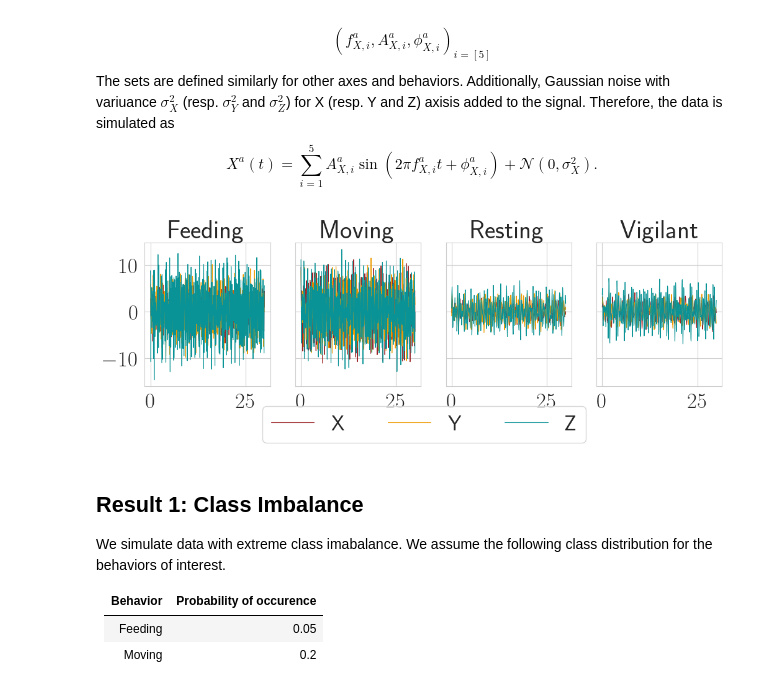
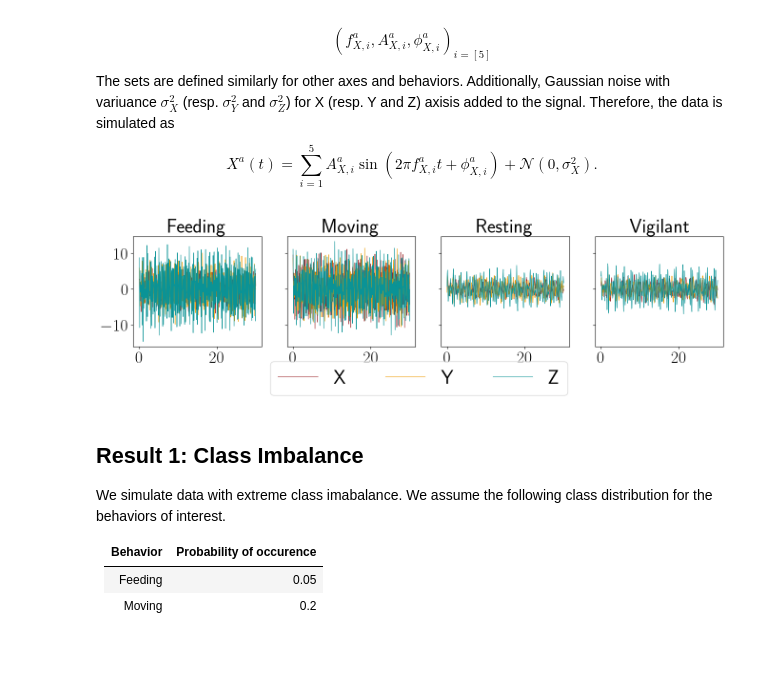
Before and after one commit to medhaaga/AWD-Biologging, a Jupyter notebook: notebooks/results.ipynb, the cells around one changed output. Drawn from its saved outputs; the diff is of its cells as text; code cells hidden in the pictures; blank space fills up the shorter version.

```diff
--- a/notebooks/results.ipynb
+++ b/notebooks/results.ipynb
@@ -62,9 +68,10 @@ mpl.rcParams['lines.markersize'] = 12
 mpl.rcParams['lines.linewidth'] = 2
 mpl.rcParams['xtick.labelsize'] = 25
 mpl.rcParams['ytick.labelsize'] = 25
-mpl.rcParams["axes.labelsize"] = 25
-mpl.rcParams['legend.fontsize'] = 25
+mpl.rcParams["axes.labelsize"] = 30
+mpl.rcParams['legend.fontsize'] = 30
 mpl.rcParams['axes.titlesize'] = 30
+plt.rcParams['legend.title_fontsize'] = 30
 mpl.rcParams['text.usetex'] = True
 # plt.rcParams['font.family'] = 'serif'
 # %%
@@ -94,26 +101,26 @@ os.makedirs(test_root_dir, exist_ok=True)
 # %%
 t = np.linspace(0, 30, 30*config.SAMPLING_RATE)
 data_constants = config.SIMULATION_CONSTANTS
 colors = ['#9b2226', '#ee9b00', '#0a9396']
-fig, axs = plt.subplots(1, len(config.SIM_BEHAVIORS), figsize=(3*len(config.SIM_BEHAVIORS),3), sharey=True)
+fig, axs = plt.subplots(1, len(config.SIM_BEHAVIORS), figsize=(4*len(config.SIM_BEHAVIORS),3), sharey=True)
 for i, observed_behavior in enumerate(config.SIM_BEHAVIORS):
     for j, axis in enumerate(['X', 'Y', 'Z']):
         f, A, phi, sigma = data_constants.loc[(data_constants["Behavior"] == observed_behavior) & (data_constants["Axis"] == axis), ['f', 'A', 'phi', 'sigma']].values[0]
         signal = simulate_axis_signal(f, A, phi, sigma, len(t), tau=0.1)
 
         if i == 0:
             axs[i].plot(t, signal, label=axis, linewidth=0.8, color=colors[j])
         else:
             axs[i].plot(t, signal, linewidth=0.8, color=colors[j])
 
     axs[i].set_title(observed_behavior)
 
-fig.legend(loc="lower center", ncol=3, bbox_to_anchor=(0.5,-0.25))
+fig.legend(loc="lower center", ncol=3, bbox_to_anchor=(0.5,-0.3))
 # plt.tight_layout()
 plt.savefig(os.path.join(test_root_dir, 'sim_train_signal.pdf'))
 plt.show()
 # %% [output]
-[figure, old version]
+[figure, new version]
 # %% [markdown]
 ## Result 1: Class Imbalance
 
```
Also changed, not shown: parts of 36 cells of this notebook, 3 other files.
